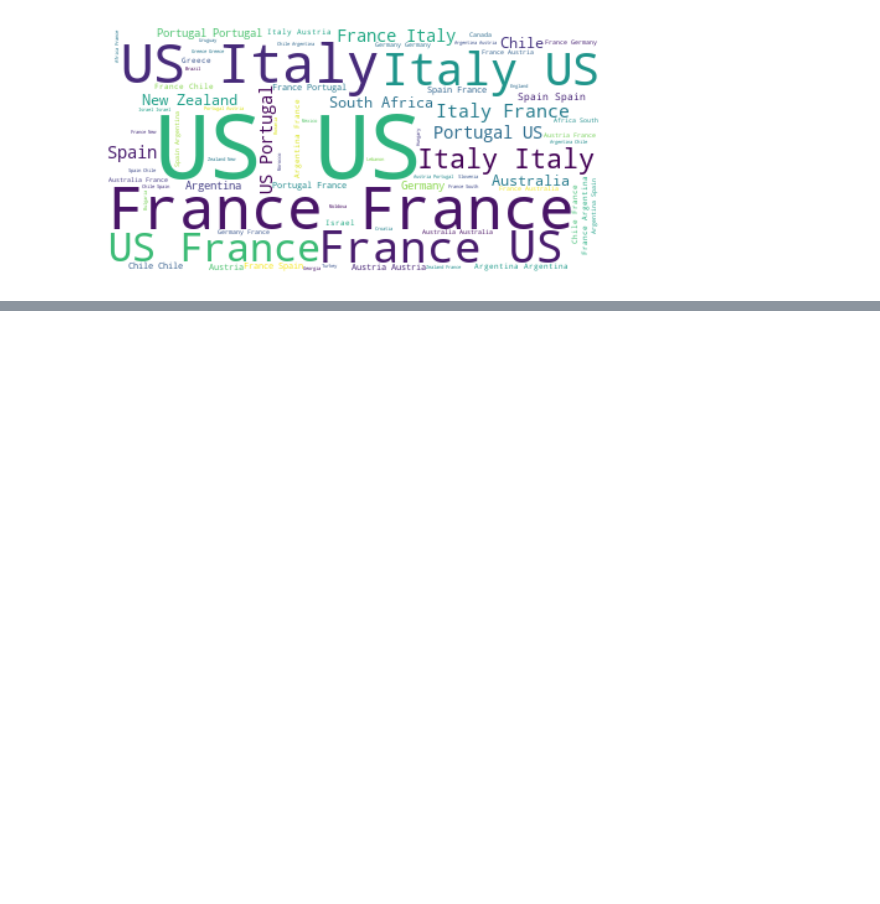
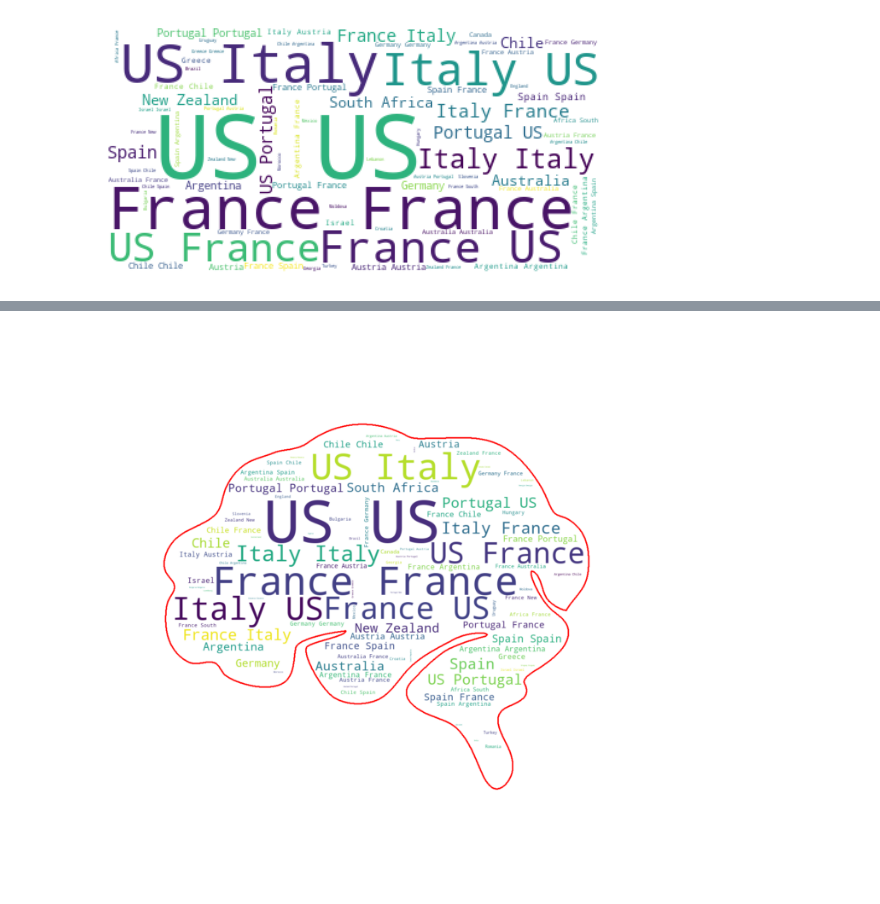
Before and after one commit to BulkaKrz/BulkaKrz, a Jupyter notebook: Word_Clouds.ipynb, the cells around one changed output, grey strips where cells are left out. Drawn from its saved outputs; the diff is of its cells as text; code cells hidden in the pictures; blank space fills up the shorter version.

Commit message:
Added some mask to wordclouds

```diff
--- a/Word_Clouds.ipynb
+++ b/Word_Clouds.ipynb
@@ -165,3 +165,6 @@ plt.axis("off")
 plt.show()
 # %% [output]
 [figure]
+# %%
+G = np.array(Image.open(r"D:\kaggle\data\b1.png"))
+G
@@ -167,0 +189,9 @@ plt.show()
+# %%
+wordcloud = WordCloud(mask=G,background_color="white", contour_width=3, contour_color='red').generate(text)
+plt.figure()
+plt.imshow(wordcloud, interpolation="bilinear")
+plt.axis("off")
+plt.margins(x=0, y=0)
+plt.show()
+# %% [output]
+[figure, added]
```
Also changed, not shown: parts of 1 cell of this notebook.
